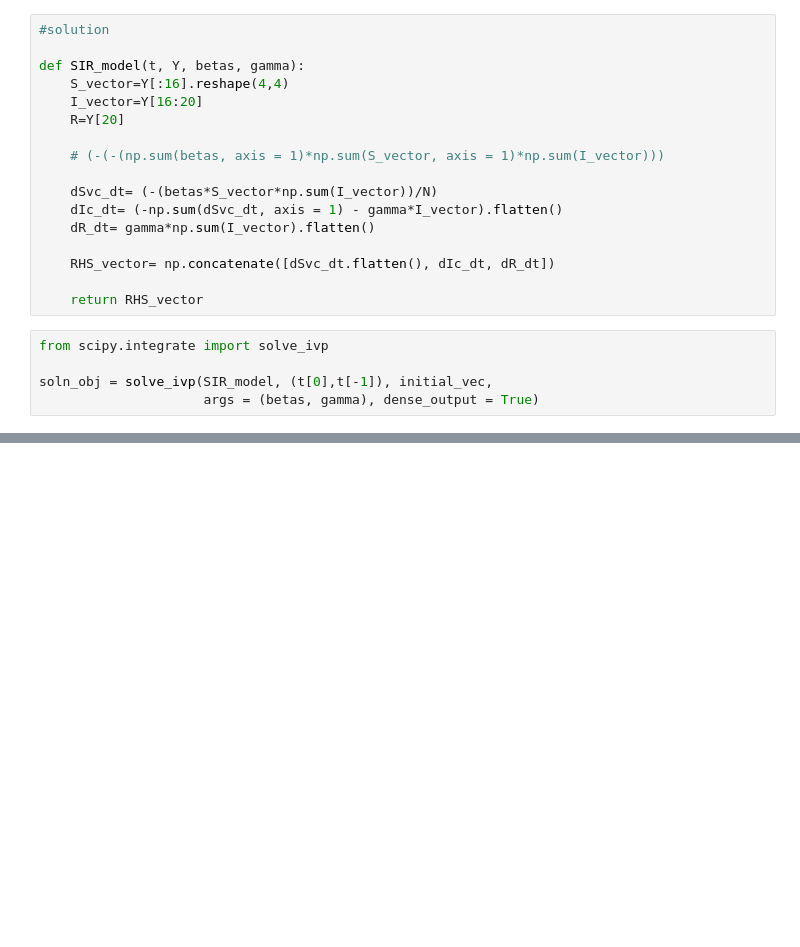
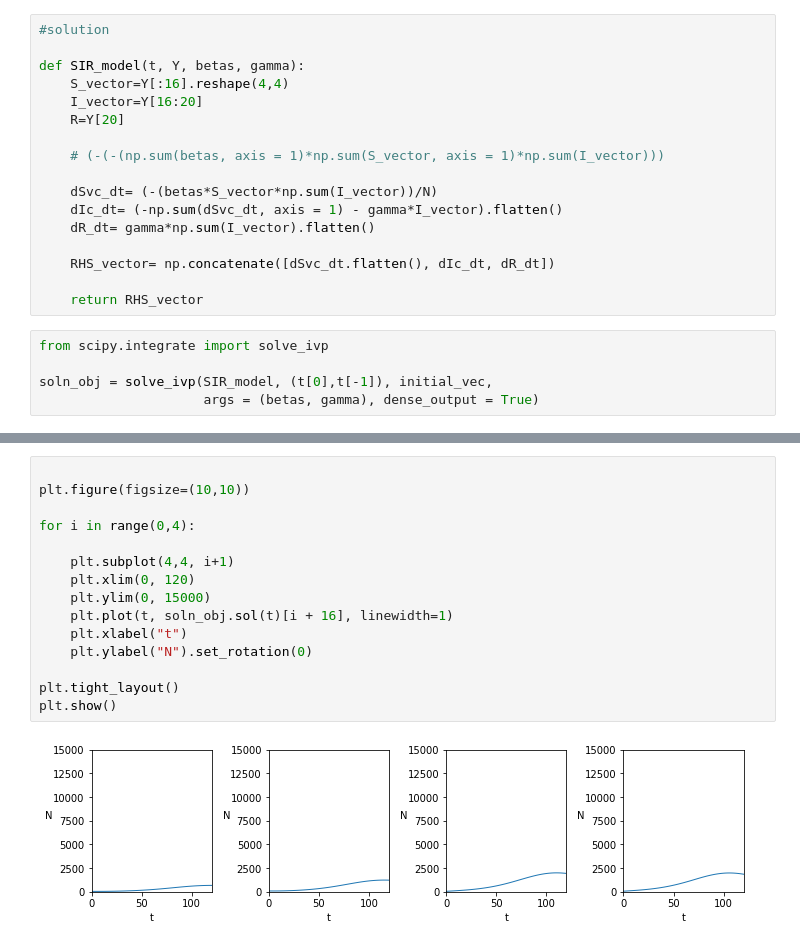
Before and after one commit to rtora/Monitoring-COVID-19-Infections-through-Wastewater-Surveillance, a Jupyter notebook: Part1.ipynb, the cells around one changed output, grey strips where cells are left out. Drawn from its saved outputs; the diff is of its cells as text; blank space fills up the shorter version.

```diff
--- a/Part1.ipynb
+++ b/Part1.ipynb
@@ -83,0 +137,17 @@ plt.ylabel("N").set_rotation(0)
+# %%
+
+plt.figure(figsize=(10,10))
+
+for i in range(0,4):
+
+    plt.subplot(4,4, i+1)
+    plt.xlim(0, 120)
+    plt.ylim(0, 15000)
+    plt.plot(t, soln_obj.sol(t)[i + 16], linewidth=1)
+    plt.xlabel("t")
+    plt.ylabel("N").set_rotation(0)
+
+plt.tight_layout()
+plt.show()
+# %% [output]
+[figure, added]
```
Also changed, not shown: parts of 11 cells of this notebook.
